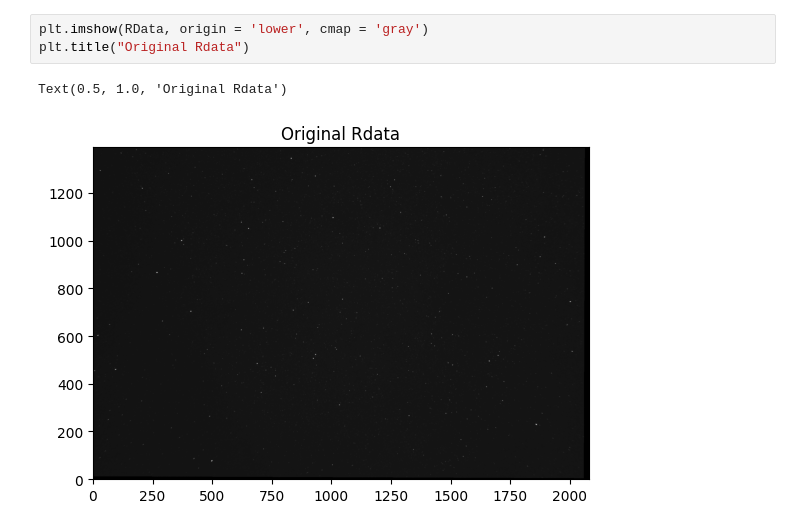
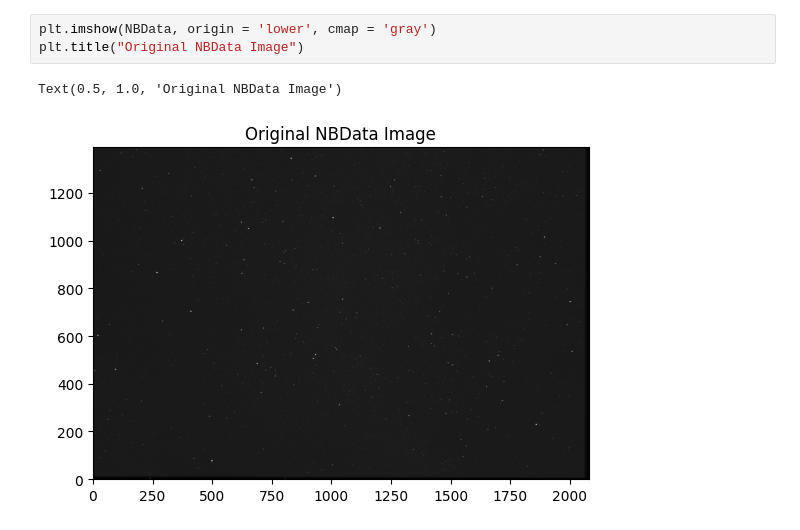
Before and after one commit to JoeBannouna/sceni, a Jupyter notebook: src/POC/leoPOC.ipynb, the cells around one changed output. Cells and saved outputs as stored; diff of their text form.

```diff
--- a/src/POC/leoPOC.ipynb
+++ b/src/POC/leoPOC.ipynb
@@ -51,7 +58,7 @@ Skewness of SII =  12.813535
 # %%
-plt.imshow(RData, origin = 'lower', cmap = 'gray')
-plt.title("Original Rdata")
+plt.imshow(NBData, origin = 'lower', cmap = 'gray')
+plt.title("Original NBData Image")
 # %% [output]
-Text(0.5, 1.0, 'Original Rdata')
+Text(0.5, 1.0, 'Original NBData Image')
-[figure, old version]
+[figure, new version]
 # %%
```
Also changed, not shown: parts of 6 cells of this notebook.
